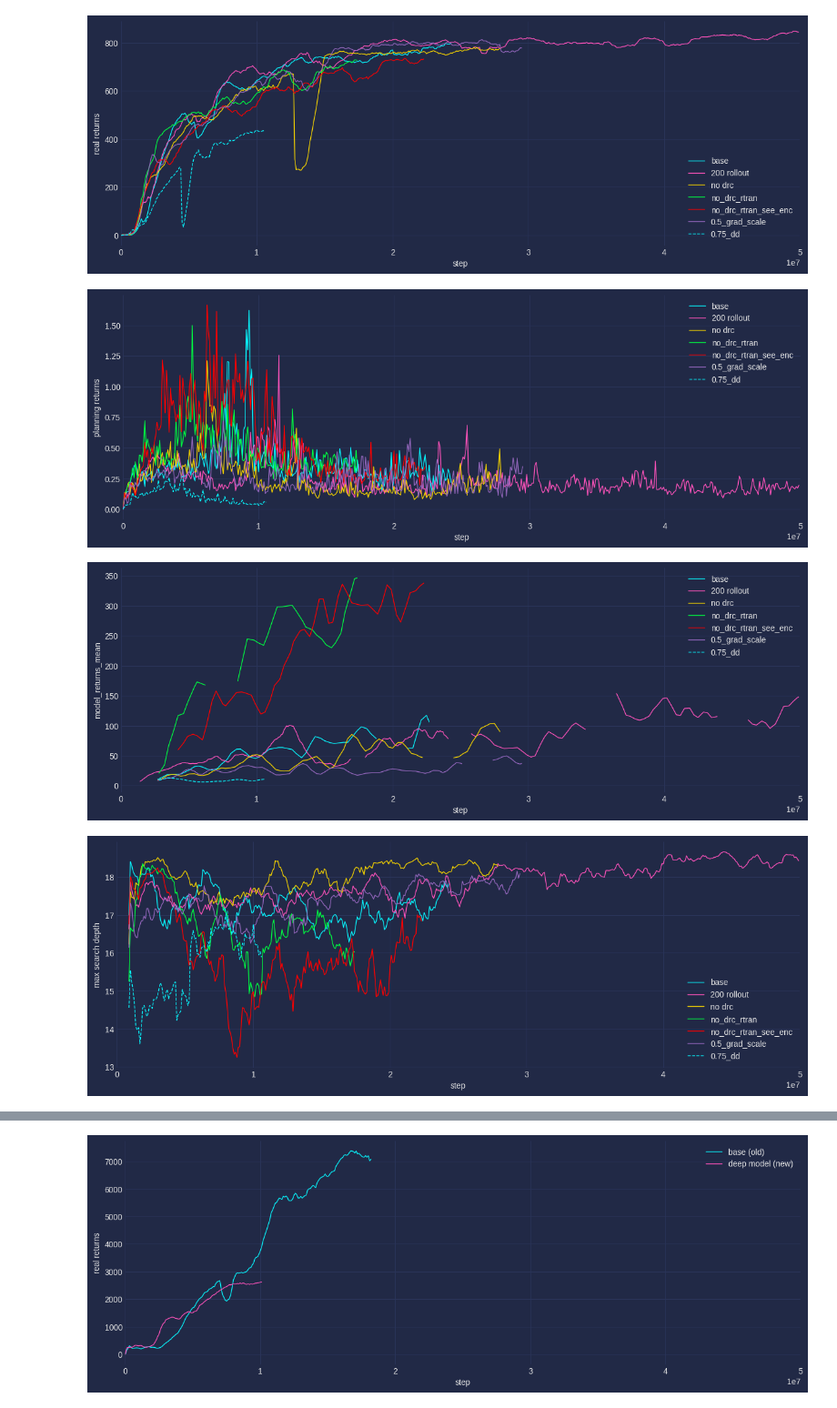
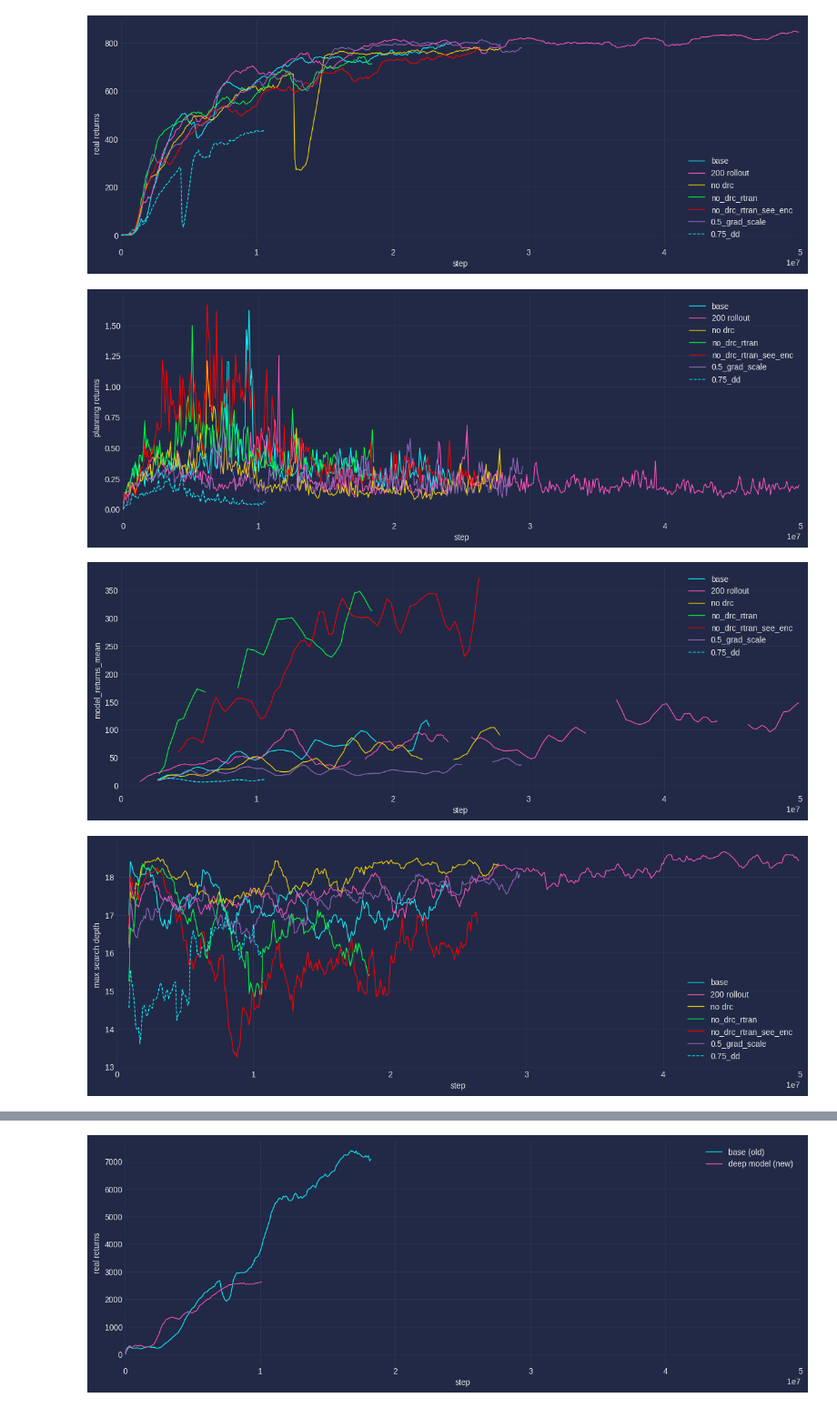
Before and after one commit to tuphs28/thinker_private_planning, a Jupyter notebook: plot.ipynb, the cells around one changed output, grey strips where cells are left out. Shown at 91% size. Drawn from its saved outputs; the diff is of its cells as text; code cells hidden in the pictures.

```diff
--- a/plot.ipynb
+++ b/plot.ipynb
@@ -189,11 +189,9 @@ dir = "/media/sc/datadisk/data/thinker/logs/breakout"
 if not os.path.exists(dir):
    dir = "D:\\data\\thinker\\logs\\breakout"
 
-latest_runs = {"v1": "no_drc_rtran",
-               "v4": "0.5_grad_scale",
-               "v7": "no_drc_rtran_see_enc"}
+latest_runs = {"v7": "no_drc_rtran_see_enc"}
 
-refresh = False
+refresh = True
 type_plot = "base"
 
 plot_dict = {
@@ -217,7 +228,7 @@ plot(all_stats, "total_norm", plot_dict, baseline=0, mv_avg=10, xlim=int(5e7), y
 [figure]
-[figure, old version]
+[figure, new version]
-[figure, old version]
+[figure, new version]
-[figure, old version]
+[figure, new version]
 [figure]
 # %%
 dir = "/media/sc/datadisk/data/thinker/logs/spaceinvader"
```
Also changed, not shown: parts of 1 cell of this notebook, 5 other files.
